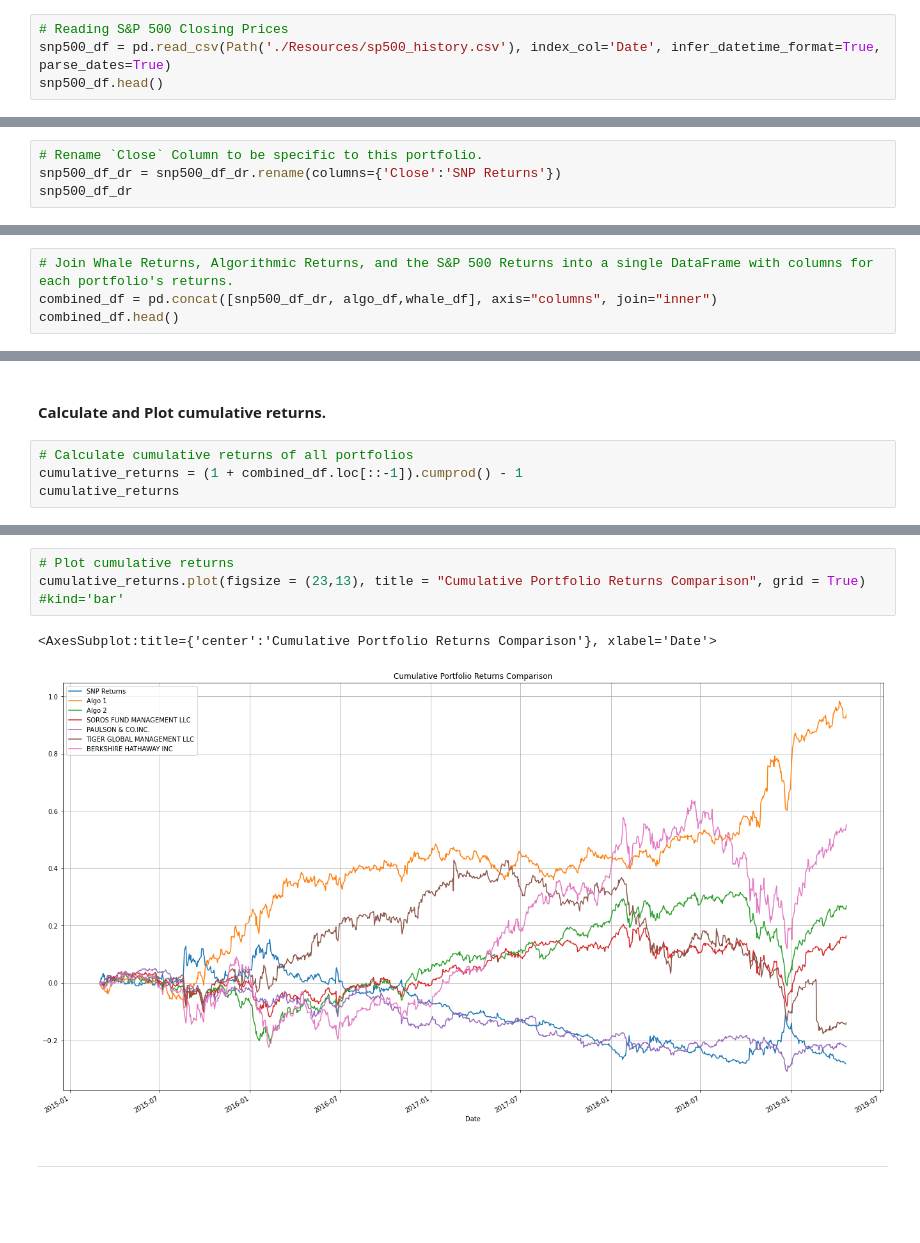
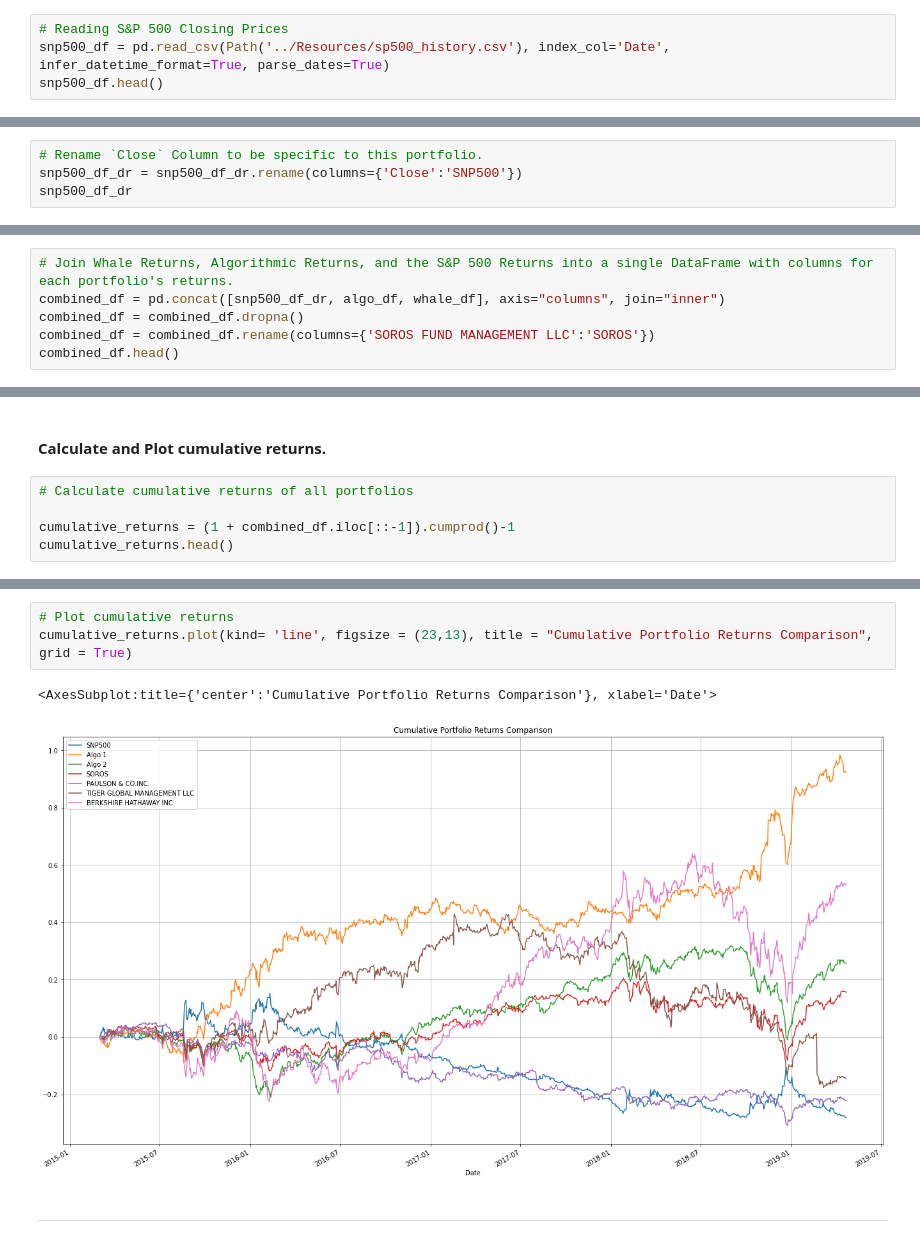
Before and after one commit to tjmcdowelldotcom/python-homework, a Jupyter notebook: Whale_Analysis/whale_analysis.ipynb, the cells around one changed output, grey strips where cells are left out. Drawn from its saved outputs; the diff is of its cells as text; blank space fills up the shorter version.

Commit message:
Whale Analysis progress 10/20

```diff
--- a/Whale_Analysis/whale_analysis.ipynb
+++ b/Whale_Analysis/whale_analysis.ipynb
@@ -118,7 +118,7 @@ algo_df
 Read the S&P 500 historic closing prices and create a new daily returns DataFrame from the data.
 # %%
 # Reading S&P 500 Closing Prices
-snp500_df = pd.read_csv(Path('./Resources/sp500_history.csv'), index_col='Date', infer_datetime_format=True, parse_dates=True)
+snp500_df = pd.read_csv(Path('../Resources/sp500_history.csv'), index_col='Date', infer_datetime_format=True, parse_dates=True)
 snp500_df.head()
 # %% [output]
 |  | Close |
@@ -190,6 +188,6 @@ snp500_df_dr.dropna()
 1648 rows × 1 columns
 # %%
 # Rename `Close` Column to be specific to this portfolio.
-snp500_df_dr = snp500_df_dr.rename(columns={'Close':'SNP Returns'})
+snp500_df_dr = snp500_df_dr.rename(columns={'Close':'SNP500'})
 snp500_df_dr
 # %% [output]
@@ -211,6 +209,8 @@ snp500_df_dr
 ## Combine Whale, Algorithmic, and S&P 500 Returns
 # %%
 # Join Whale Returns, Algorithmic Returns, and the S&P 500 Returns into a single DataFrame with columns for each portfolio's returns.
-combined_df = pd.concat([snp500_df_dr, algo_df,whale_df], axis="columns", join="inner")
+combined_df = pd.concat([snp500_df_dr, algo_df, whale_df], axis="columns", join="inner")
+combined_df = combined_df.dropna()
+combined_df = combined_df.rename(columns={'SOROS FUND MANAGEMENT LLC':'SOROS'})
 combined_df.head()
 # %% [output]
@@ -244,6 +244,7 @@ array([<AxesSubplot:xlabel='Date'>, <AxesSubplot:xlabel='Date'>,
 #### Calculate and Plot cumulative returns.
 # %%
 # Calculate cumulative returns of all portfolios
-cumulative_returns = (1 + combined_df.loc[::-1]).cumprod() - 1
-cumulative_returns
+
+cumulative_returns = (1 + combined_df.iloc[::-1]).cumprod()-1
+cumulative_returns.head()
 # %% [output]
@@ -264,10 +258,9 @@ cumulative_returns
 # %%
 # Plot cumulative returns
-cumulative_returns.plot(figsize = (23,13), title = "Cumulative Portfolio Returns Comparison", grid = True)
-#kind='bar'
+cumulative_returns.plot(kind= 'line', figsize = (23,13), title = "Cumulative Portfolio Returns Comparison", grid = True)
 # %% [output]
 <AxesSubplot:title={'center':'Cumulative Portfolio Returns Comparison'}, xlabel='Date'>
-[figure, old version]
+[figure, new version]
 # %% [markdown]
 ---
 # %% [markdown]
```
Also changed, not shown: parts of 47 cells of this notebook.
